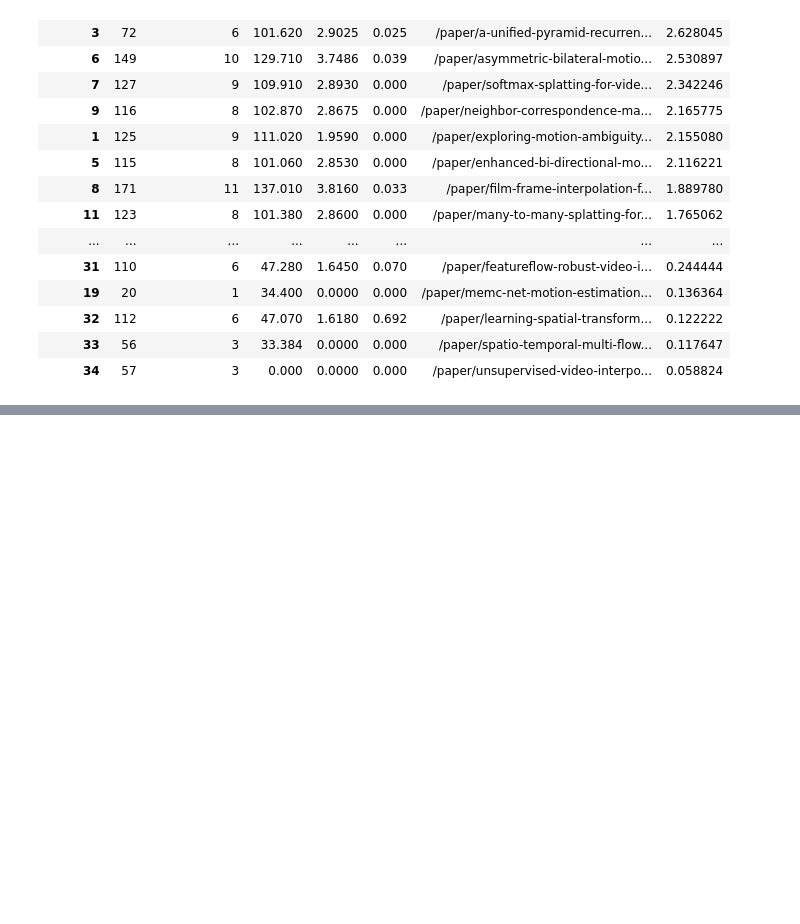
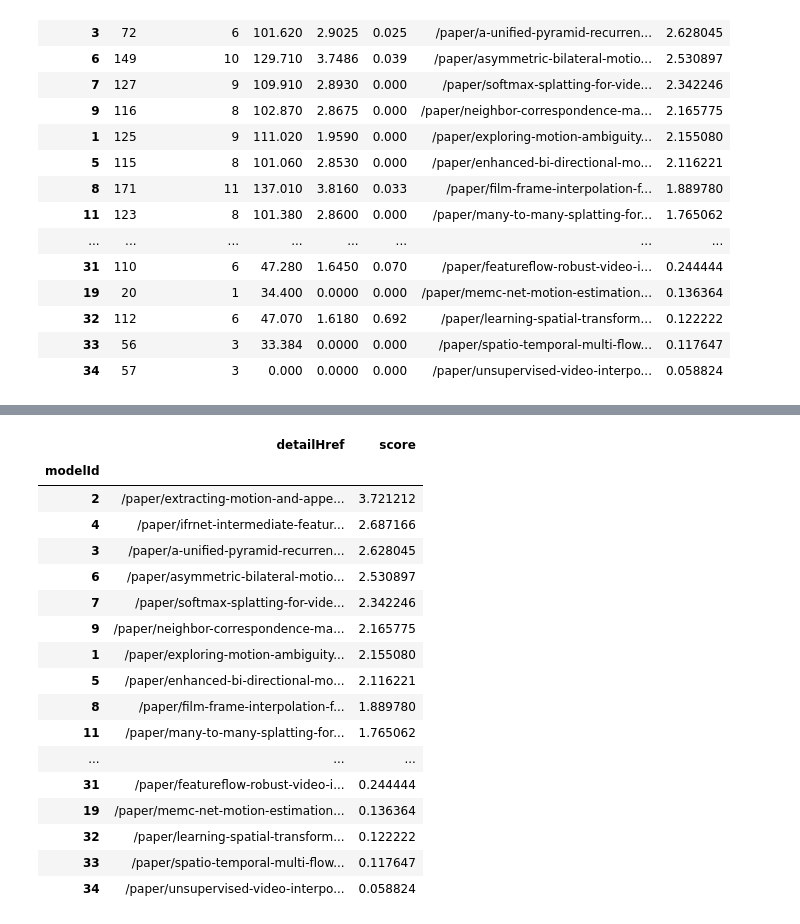
Before and after one commit to anetakahle/scrape-ml, a Jupyter notebook: scratch.ipynb, the cells around one changed output, grey strips where cells are left out. Cells and saved outputs as stored; diff of their text form; code cells hidden in the pictures; blank space fills up the shorter version.

```diff
--- a/scratch.ipynb
+++ b/scratch.ipynb
@@ -157,0 +169,23 @@ NameError: name 'modelId' is not defined
+# %%
+#print(df_final)
+df_fin = df_final.drop(['benchmarkId', 'psnr', "lpips", "ssim", "id"], axis=1)
+df_fin
+# %% [output]
+|  | detailHref | score |
+| modelId |  |  |
+| 2 | /paper/extracting-motion-and-appe... | 3.721212 |
+| 4 | /paper/ifrnet-intermediate-featur... | 2.687166 |
+| 3 | /paper/a-unified-pyramid-recurren... | 2.628045 |
+| 6 | /paper/asymmetric-bilateral-motio... | 2.530897 |
+| 7 | /paper/softmax-splatting-for-vide... | 2.342246 |
+| 9 | /paper/neighbor-correspondence-ma... | 2.165775 |
+| 1 | /paper/exploring-motion-ambiguity... | 2.155080 |
+| 5 | /paper/enhanced-bi-directional-mo... | 2.116221 |
+| 8 | /paper/film-frame-interpolation-f... | 1.889780 |
+| 11 | /paper/many-to-many-splatting-for... | 1.765062 |
+| ... | ... | ... |
+| 31 | /paper/featureflow-robust-video-i... | 0.244444 |
+| 19 | /paper/memc-net-motion-estimation... | 0.136364 |
+| 32 | /paper/learning-spatial-transform... | 0.122222 |
+| 33 | /paper/spatio-temporal-multi-flow... | 0.117647 |
+| 34 | /paper/unsupervised-video-interpo... | 0.058824 |
```
Also changed, not shown: parts of 6 cells of this notebook.
